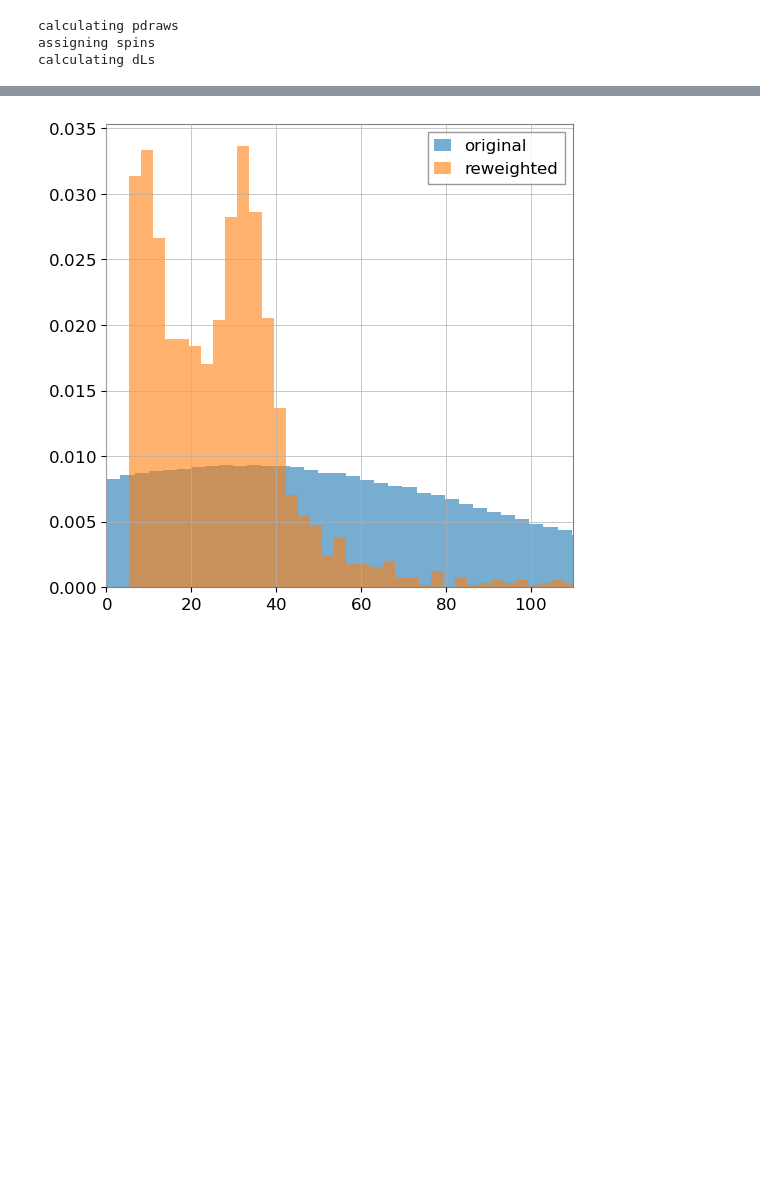
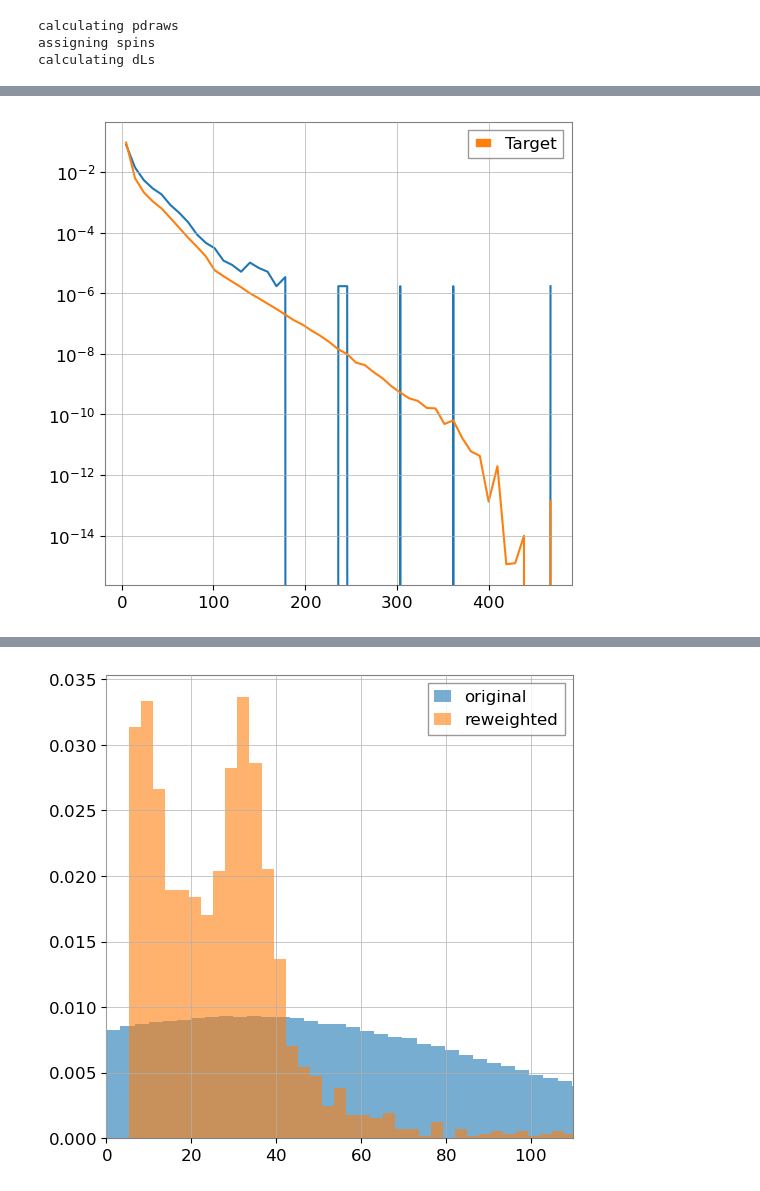
Before and after one commit to abby-moran/GW_pop_cosmo_inference, a Jupyter notebook: src/redone_gen.ipynb, the cells around one changed output, grey strips where cells are left out. Saved outputs shown, nothing was run; the diff lists cells and outputs as text; code cells hidden in the pictures; blank space fills up the shorter version.

```diff
--- a/src/redone_gen.ipynb
+++ b/src/redone_gen.ipynb
@@ -518,0 +655,7 @@ Retained 1776 samples after rejection sampling and applying snr cut.
+# %%
+snr_threshold=8
+# %%
+df_det=df_det.drop(columns=['SNR_0'])
+df_det['SNR_OBS'] = df_det['SNR'] + rng.normal(loc=0, scale=np.sqrt(1), size=len(df_det))
+df_det = df_det[df_det['SNR_OBS'] > snr_threshold]
+len(df_det)
@@ -518,0 +680,5 @@ Retained 1776 samples after rejection sampling and applying snr cut.
+# %%
+df_det['dm1sz_dm1ddl']= weighting.dm1sz_dm1ddl(df_det['z'].values)#1/ ((1+sel_samples['z'].values))*cosmo.ddL_dz(sel_samples['z'].values)
+
+print(f"Retained {len(df_det)} samples after rejection sampling and applying snr cut.")
+df_det.to_hdf('sel_samps_mine.h5', key='samples', mode='a', format='table', append=False)
@@ -518,0 +718,16 @@ Retained 1776 samples after rejection sampling and applying snr cut.
+# %%
+m_bins = np.linspace(m.min(), m.max(), 50)
+hist_draw, _ = np.histogram(m, bins=m_bins, density=True)
+hist_pop, _ = np.histogram(m, bins=m_bins, weights=np.exp(log_dN_func(m, q, z)), density=True)
+
+hist_m, edges_m = np.histogram(df_det['m1'].values, bins=m_bins, density=True)
+
+plt.plot(edges_m[:-1], hist_m)
+
+#plt.plot(m_bins[:-1], hist_draw, label='Proposal')
+plt.plot(m_bins[:-1], hist_pop, label='Target')
+plt.yscale('log')
+plt.legend()
+plt.show()
+# %% [output]
+[figure, added]
```
Also changed, not shown: parts of 28 cells of this notebook, 3 other files.
